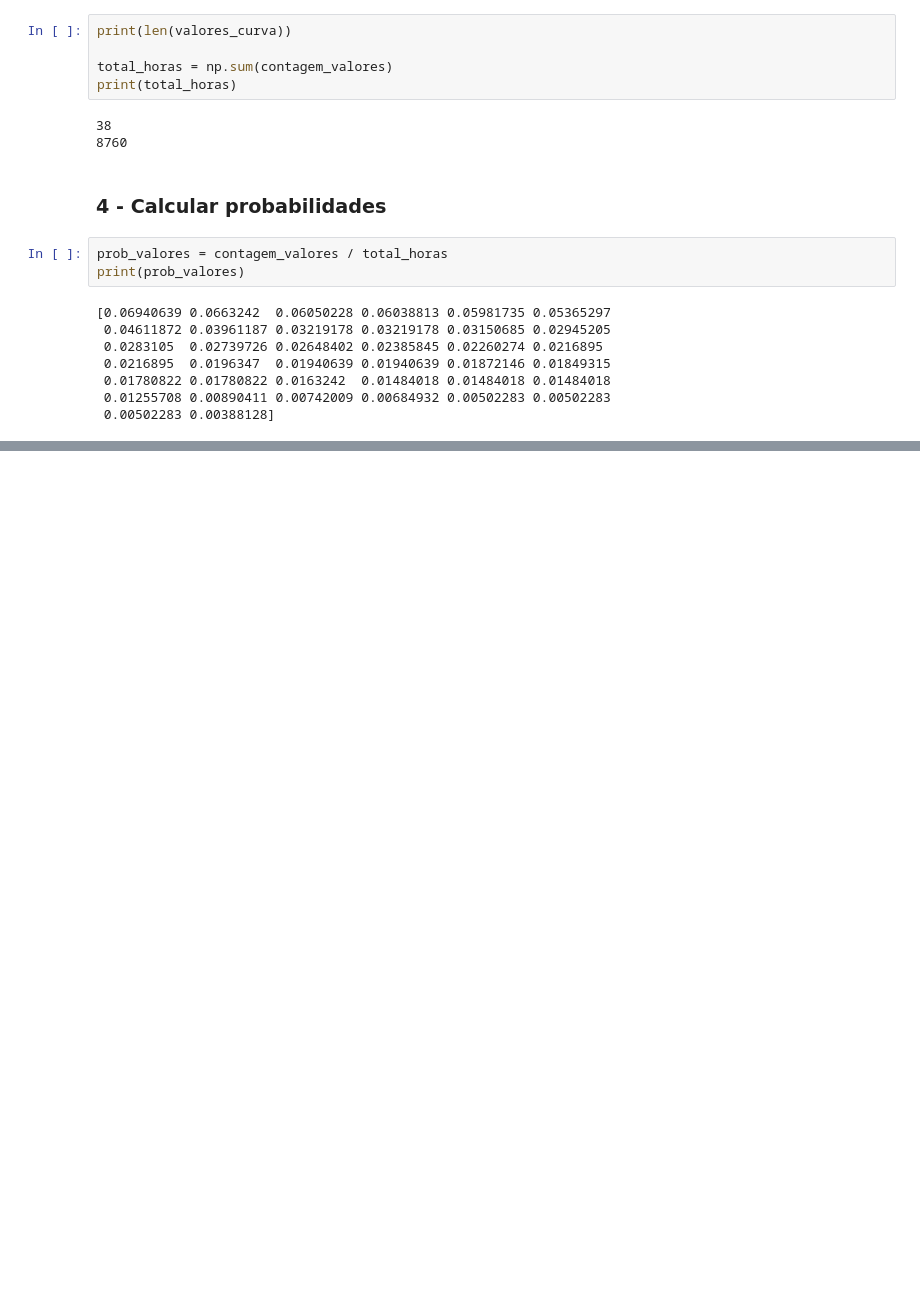
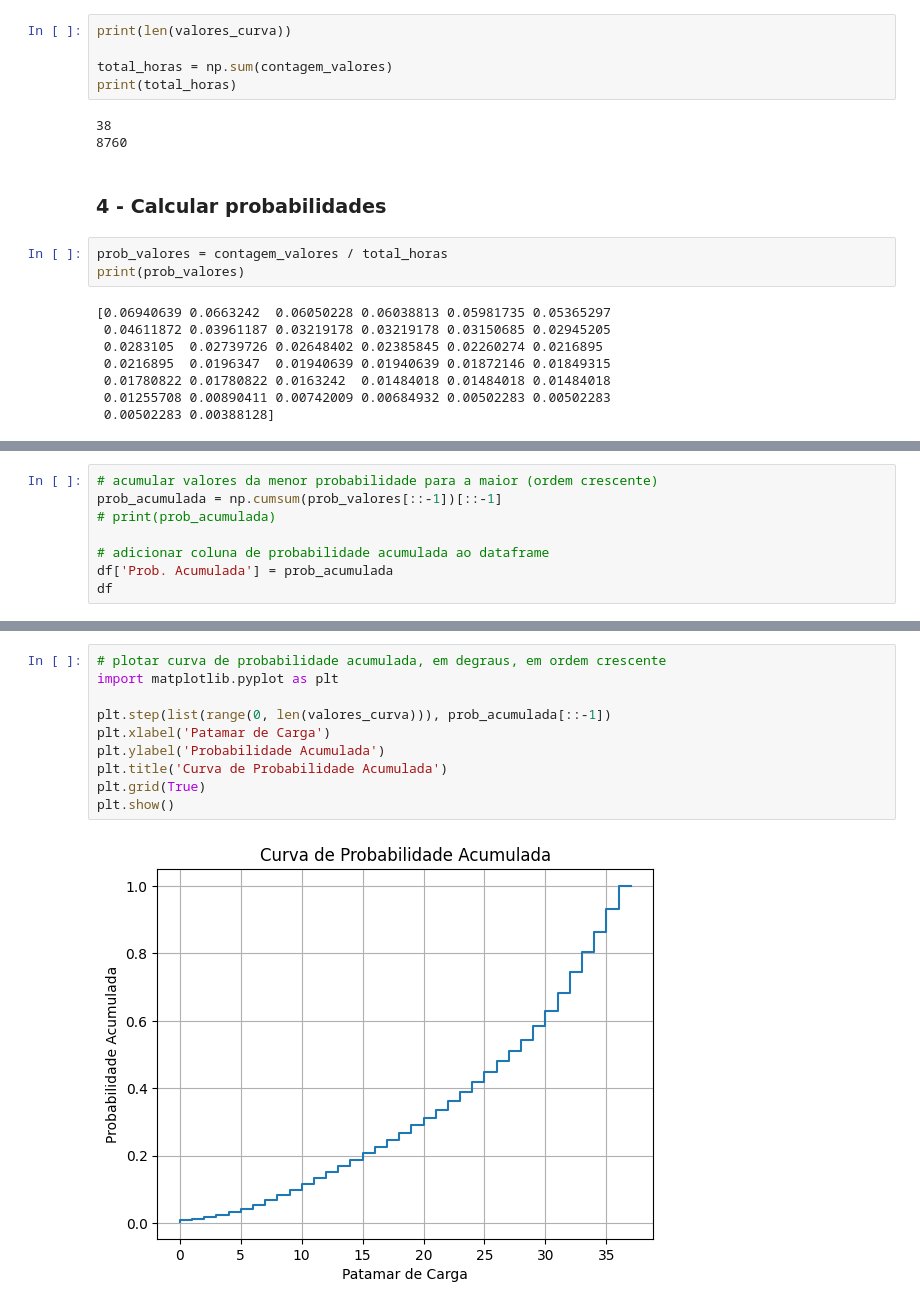
Before and after one commit to eduardomloureiro/Trabalho1_Confiabilidade, a Jupyter notebook: ler_curva.ipynb, the cells around one changed output, grey strips where cells are left out. Drawn from its saved outputs; the diff is of its cells as text; blank space fills up the shorter version.

Commit message:
add a parte de probabilidade acumulada

```diff
--- a/ler_curva.ipynb
+++ b/ler_curva.ipynb
@@ -192,0 +173,8 @@ df
+# %%
+# acumular valores da menor probabilidade para a maior (ordem crescente)
+prob_acumulada = np.cumsum(prob_valores[::-1])[::-1]
+# print(prob_acumulada)
+
+# adicionar coluna de probabilidade acumulada ao dataframe
+df['Prob. Acumulada'] = prob_acumulada
+df
@@ -192,0 +200,12 @@ df
+# %%
+# plotar curva de probabilidade acumulada, em degraus, em ordem crescente
+import matplotlib.pyplot as plt
+
+plt.step(list(range(0, len(valores_curva))), prob_acumulada[::-1])
+plt.xlabel('Patamar de Carga')
+plt.ylabel('Probabilidade Acumulada')
+plt.title('Curva de Probabilidade Acumulada')
+plt.grid(True)
+plt.show()
+# %% [output]
+[figure, added]
```
Also changed, not shown: parts of 2 cells of this notebook.
